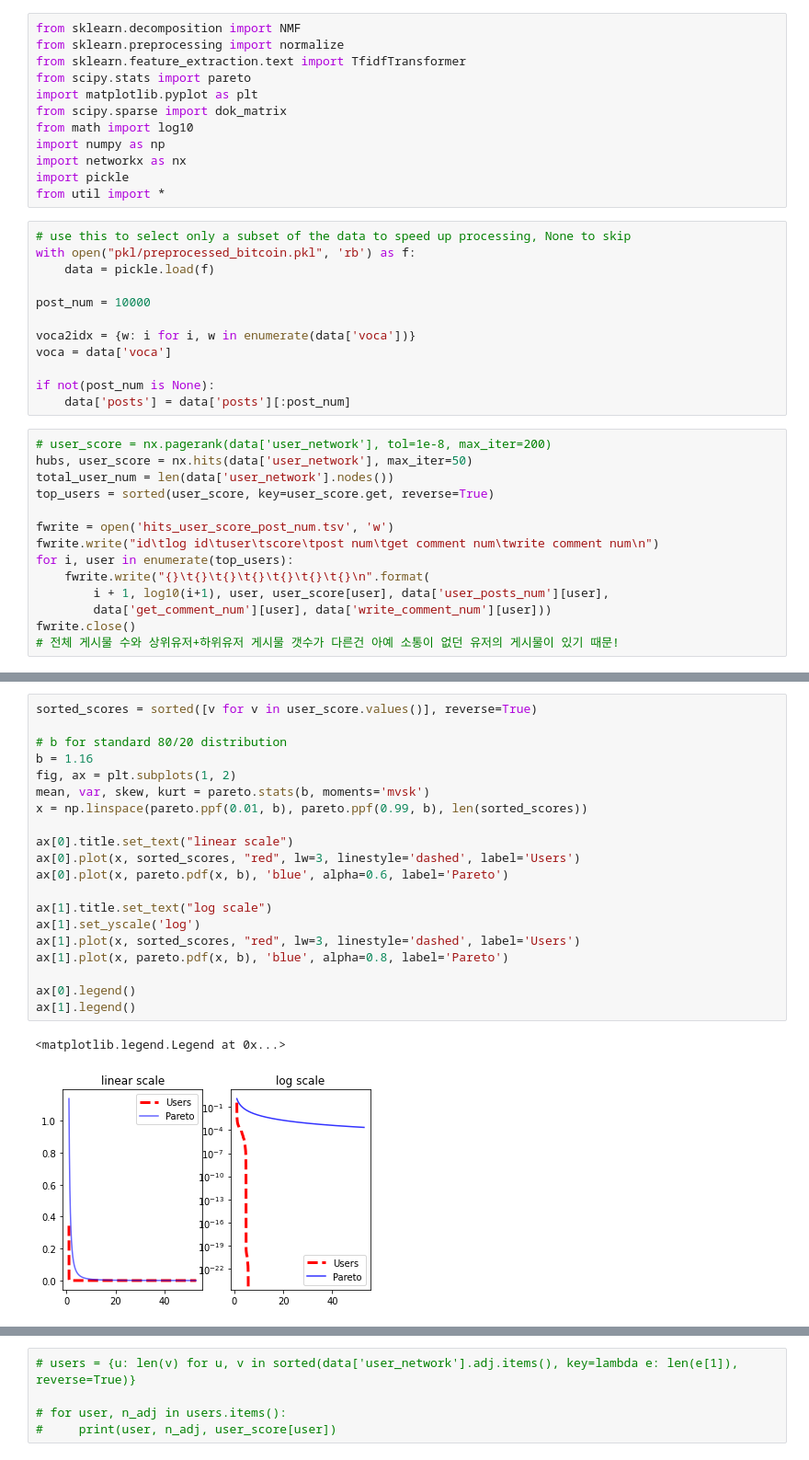
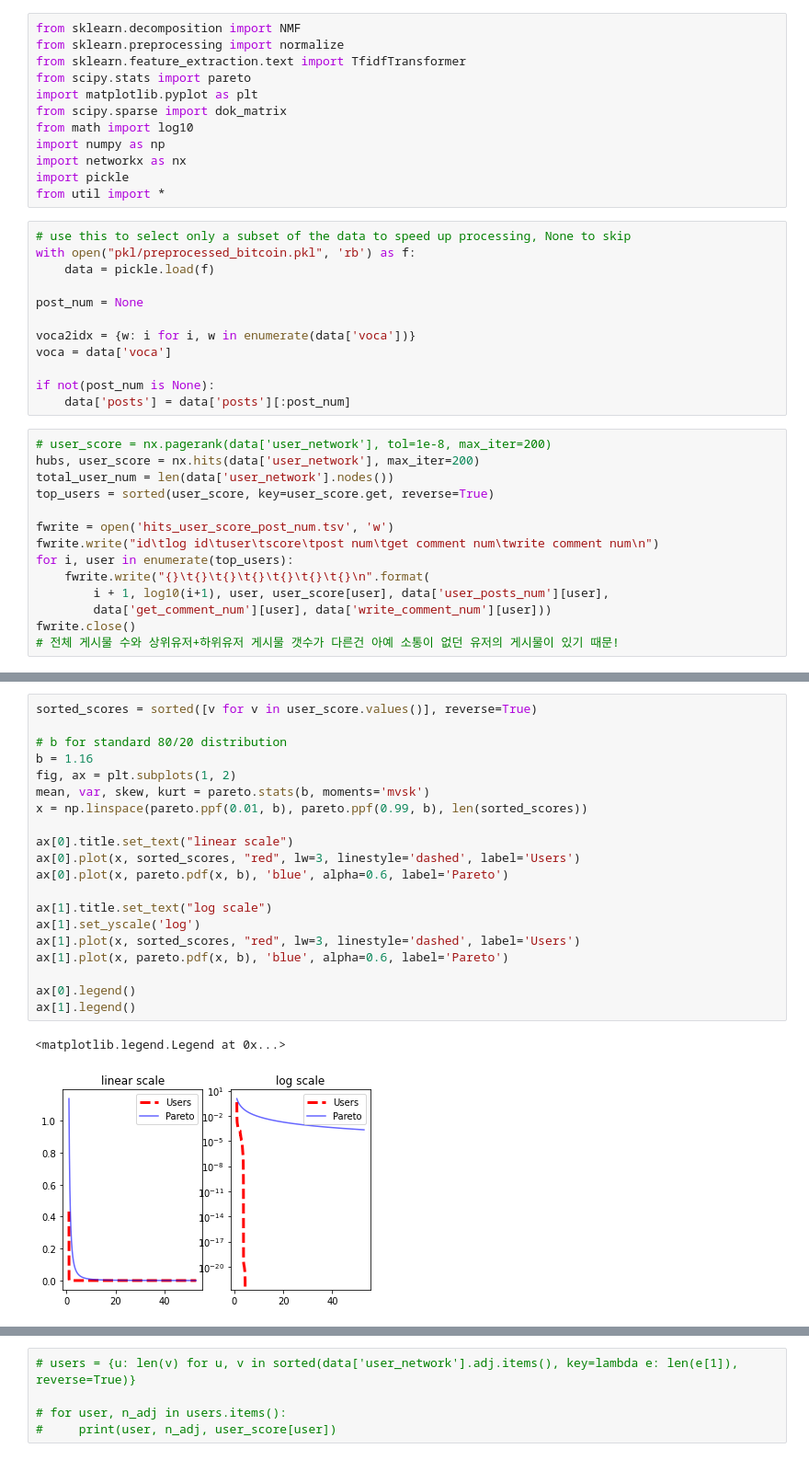
Before and after one commit to mdloucks/topic_modeling_research, a Jupyter notebook: user_analysis.ipynb, the cells around one changed output, grey strips where cells are left out. Shown at 92% size. Drawn from its saved outputs; the diff is of its cells as text.

```diff
--- a/user_analysis.ipynb
+++ b/user_analysis.ipynb
@@ -15,7 +15,7 @@ from util import *
 with open("pkl/preprocessed_bitcoin.pkl", 'rb') as f:
     data = pickle.load(f)
 
-post_num = 10000
+post_num = None
 
 voca2idx = {w: i for i, w in enumerate(data['voca'])}
 voca = data['voca']
@@ -24,7 +24,7 @@ if not(post_num is None):
     data['posts'] = data['posts'][:post_num]
 # %%
 # user_score = nx.pagerank(data['user_network'], tol=1e-8, max_iter=200)
-hubs, user_score = nx.hits(data['user_network'], max_iter=50)
+hubs, user_score = nx.hits(data['user_network'], max_iter=200)
 total_user_num = len(data['user_network'].nodes())
 top_users = sorted(user_score, key=user_score.get, reverse=True)
 
@@ -39,23 +42,23 @@ fwrite.close()
 # %%
 sorted_scores = sorted([v for v in user_score.values()], reverse=True)
 
 # b for standard 80/20 distribution
 b = 1.16
 fig, ax = plt.subplots(1, 2)
 mean, var, skew, kurt = pareto.stats(b, moments='mvsk')
 x = np.linspace(pareto.ppf(0.01, b), pareto.ppf(0.99, b), len(sorted_scores))
 
 ax[0].title.set_text("linear scale")
 ax[0].plot(x, sorted_scores, "red", lw=3, linestyle='dashed', label='Users')
 ax[0].plot(x, pareto.pdf(x, b), 'blue', alpha=0.6, label='Pareto')
 
 ax[1].title.set_text("log scale")
 ax[1].set_yscale('log')
 ax[1].plot(x, sorted_scores, "red", lw=3, linestyle='dashed', label='Users')
-ax[1].plot(x, pareto.pdf(x, b), 'blue', alpha=0.8, label='Pareto')
+ax[1].plot(x, pareto.pdf(x, b), 'blue', alpha=0.6, label='Pareto')
 
 ax[0].legend()
 ax[1].legend()
 # %% [output]
 <matplotlib.legend.Legend at 0x...>
-[figure, old version]
+[figure, new version]
```
Also changed, not shown: parts of 14 cells of this notebook, 2 other files.
